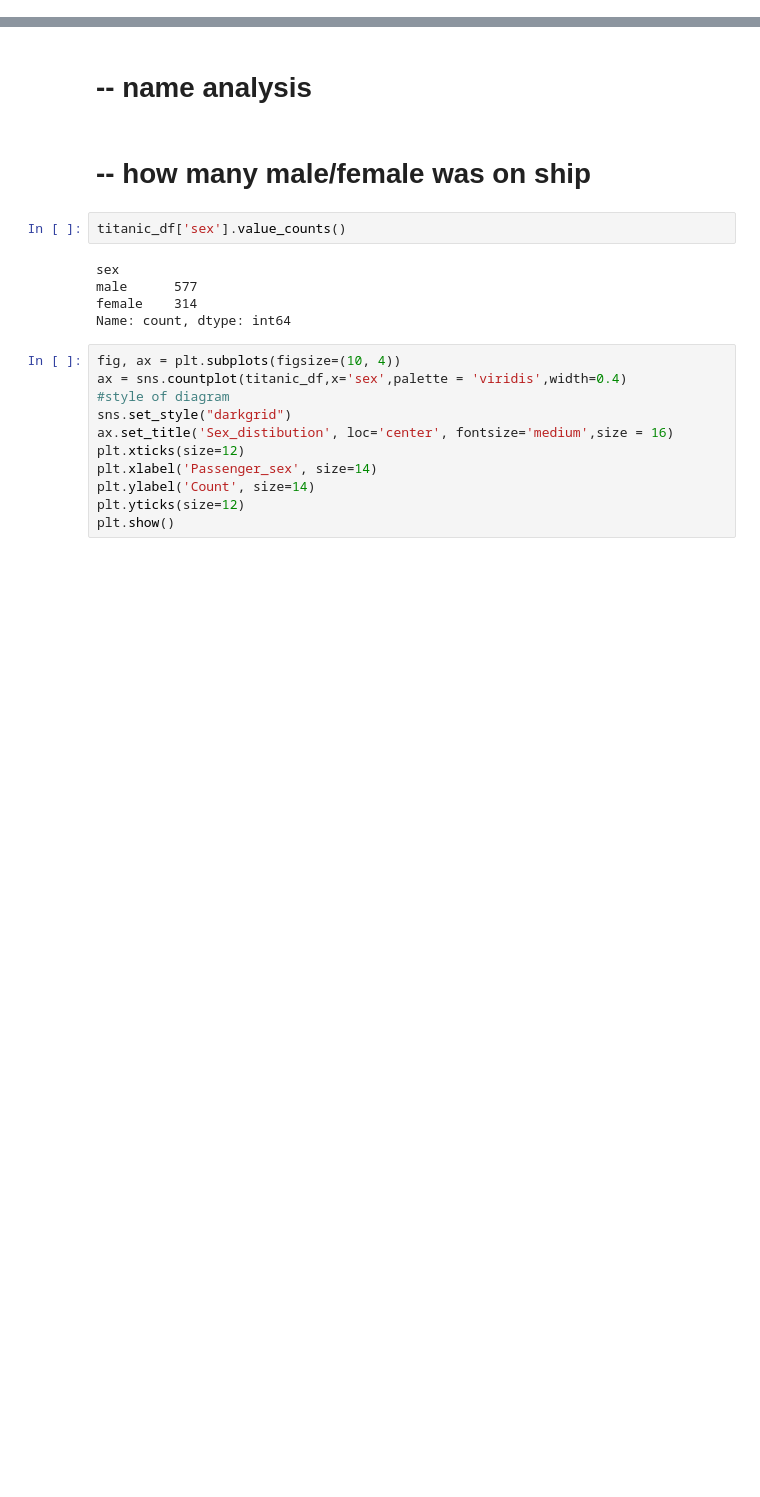
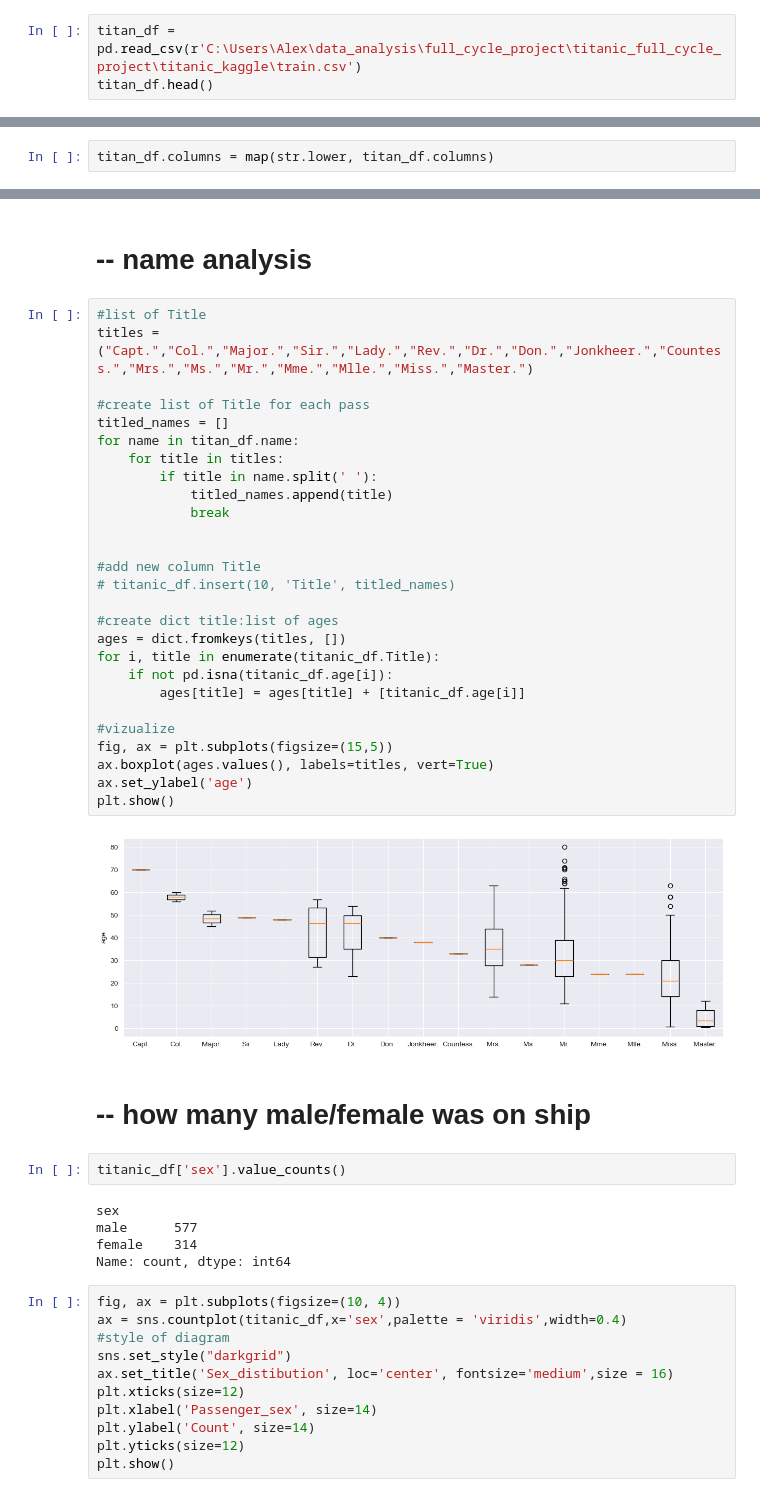
Before and after one commit to 88alexinho/titanic_full_cycle_project, a Jupyter notebook: full_cycle_project.ipynb, the cells around one changed output, grey strips where cells are left out. Saved outputs shown, nothing was run; the diff lists cells and outputs as text; blank space fills up the shorter version.

```diff
--- a/full_cycle_project.ipynb
+++ b/full_cycle_project.ipynb
@@ -210,3 +210,6 @@ titanic_df.loc[((titanic_df['survived'] == 1) & (titanic_df['age'] > 0) & (titan
 # %% [output]
 <Axes: >
 [figure]
+# %%
+titan_df = pd.read_csv(r'C:\Users\Alex\data_analysis\full_cycle_project\titanic_full_cycle_project\titanic_kaggle\train.csv')
+titan_df.head()
@@ -212,0 +223,2 @@ titanic_df.loc[((titanic_df['survived'] == 1) & (titanic_df['age'] > 0) & (titan
+# %%
+titan_df.columns = map(str.lower, titan_df.columns)
@@ -213,5 +234,34 @@ titanic_df.loc[((titanic_df['survived'] == 1) & (titanic_df['age'] > 0) & (titan
 # %% [markdown]
 # -- name analysis
+# %%
+#list of Title
+titles = ("Capt.","Col.","Major.","Sir.","Lady.","Rev.","Dr.","Don.","Jonkheer.","Countess.","Mrs.","Ms.","Mr.","Mme.","Mlle.","Miss.","Master.")
+
+#create list of Title for each pass
+titled_names = []
+for name in titan_df.name:
+    for title in titles:
+        if title in name.split(' '):
+            titled_names.append(title)
+            break
+
+
+#add new column Title
+# titanic_df.insert(10, 'Title', titled_names)
+
+#create dict title:list of ages
+ages = dict.fromkeys(titles, [])
+for i, title in enumerate(titanic_df.Title):
+    if not pd.isna(titanic_df.age[i]):
+        ages[title] = ages[title] + [titanic_df.age[i]]
+
+#vizualize
+fig, ax = plt.subplots(figsize=(15,5))
+ax.boxplot(ages.values(), labels=titles, vert=True)
+ax.set_ylabel('age')
+plt.show()
+# %% [output]
+[figure, added]
 # %% [markdown]
 # -- how many male/female was on ship
 # %%
```
Also changed, not shown: parts of 3 cells of this notebook.
